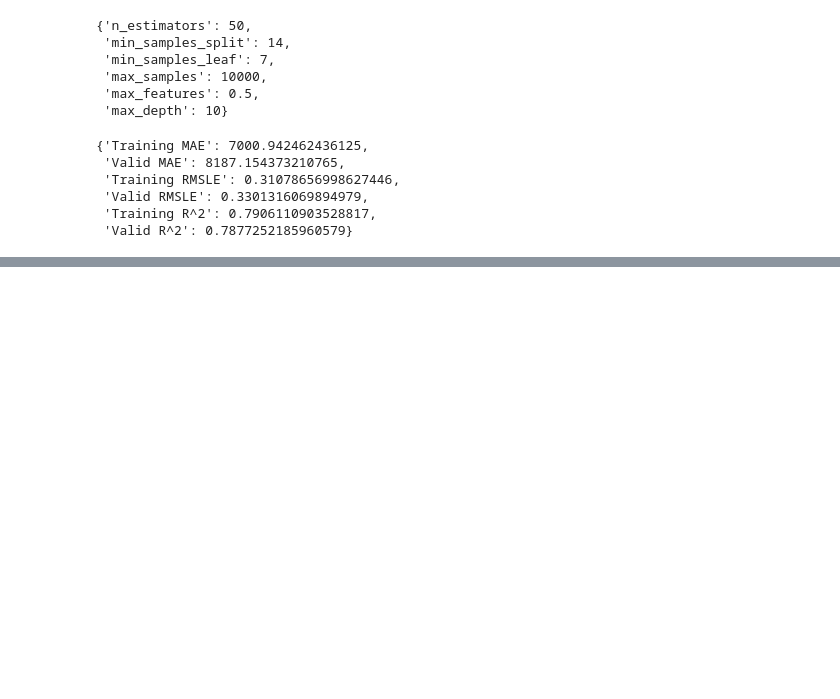
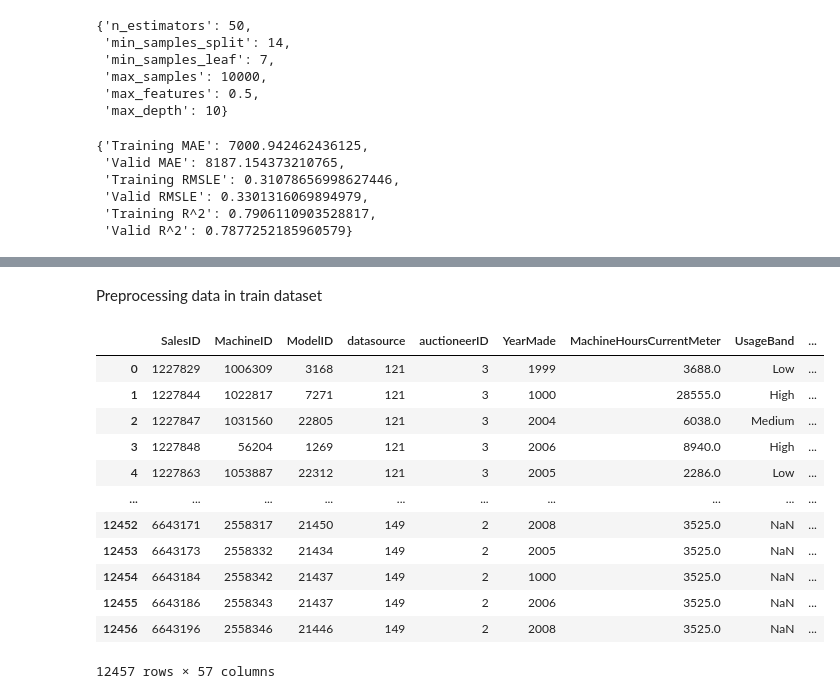
Before and after one commit to othnielche/Bulldozer-price-prediction-model, a Jupyter notebook: end-to-end-bulldozer-regression-regression.ipynb, the cells around one changed output, grey strips where cells are left out. Cells and saved outputs as stored; diff of their text form; code cells hidden in the pictures; blank space fills up the shorter version.

Commit message:
predicting processed test data

```diff
--- a/end-to-end-bulldozer-regression-regression.ipynb
+++ b/end-to-end-bulldozer-regression-regression.ipynb
@@ -728,0 +760,3 @@ show_scores(rs_model)
+# %%
+# import the test data
+df_test = pd.read_csv("data/Test.csv", low_memory=False, parse_dates=['saledate'])
@@ -728,0 +801,47 @@ show_scores(rs_model)
+# %% [markdown]
+Preprocessing data in train dataset
+# %%
+def process_data(df):
+    """
+    Performs transformation on df and returns transformed df.
+    """
+
+    df["saleYear"] = df.saledate.dt.year
+    df["saleMonth"] = df.saledate.dt.month
+    df["saleDay"] = df.saledate.dt.day
+    df["saleDayOfWeek"] = df.saledate.dt.day_of_week
+    df["saleDayOfYear"] = df.saledate.dt.dayofyear
+
+    df.drop("saledate", axis=1, inplace=True)
+
+    # Fill the numeric rows with median
+    for label, content in df.items():
+        if pd.api.types.is_numeric_dtype(content):
+            if pd.isnull(content).sum():
+                # Add binary column which tells us if the data was missing or not
+                df[label+"_is_missing"] = pd.isnull(content)
+                # Fill missing numeric values with median
+                df[label] = content.fillna(content.median())
+
+            # Fill categorical missing data and turn categories into numerical data
+            if not pd.api.types.is_numeric_dtype(content):
+                df[label+"_is_missing"] =  pd.isnull(content)
+                df[label] = pd.Categorical(content).codes + 1
+    return df
+# %%
+# Process test data
+process_data(df_test)
+# %% [output]
+|  | SalesID | MachineID | ModelID | datasource | auctioneerID | YearMade | MachineHoursCurrentMeter | UsageBand | ... |
+| 0 | 1227829 | 1006309 | 3168 | 121 | 3 | 1999 | 3688.0 | Low | ... |
+| 1 | 1227844 | 1022817 | 7271 | 121 | 3 | 1000 | 28555.0 | High | ... |
+| 2 | 1227847 | 1031560 | 22805 | 121 | 3 | 2004 | 6038.0 | Medium | ... |
+| 3 | 1227848 | 56204 | 1269 | 121 | 3 | 2006 | 8940.0 | High | ... |
+| 4 | 1227863 | 1053887 | 22312 | 121 | 3 | 2005 | 2286.0 | Low | ... |
+| ... | ... | ... | ... | ... | ... | ... | ... | ... | ... |
+| 12452 | 6643171 | 2558317 | 21450 | 149 | 2 | 2008 | 3525.0 | NaN | ... |
+| 12453 | 6643173 | 2558332 | 21434 | 149 | 2 | 2005 | 3525.0 | NaN | ... |
+| 12454 | 6643184 | 2558342 | 21437 | 149 | 2 | 1000 | 3525.0 | NaN | ... |
+| 12455 | 6643186 | 2558343 | 21437 | 149 | 2 | 2006 | 3525.0 | NaN | ... |
+| 12456 | 6643196 | 2558346 | 21446 | 149 | 2 | 2008 | 3525.0 | NaN | ... |
+12457 rows × 57 columns
```
Also changed, not shown: parts of 9 cells of this notebook.
